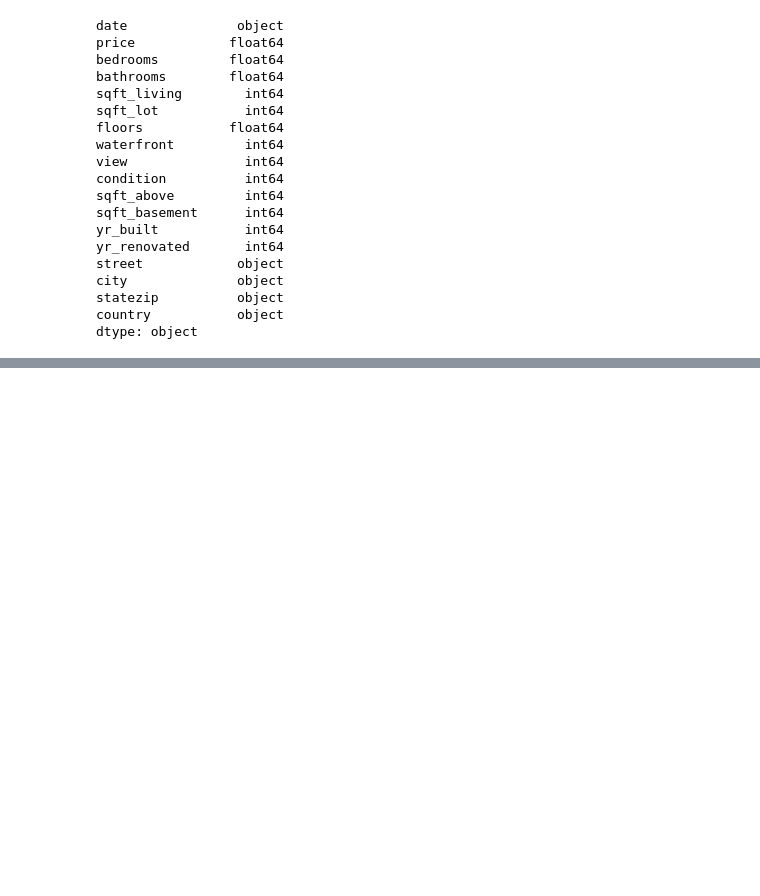
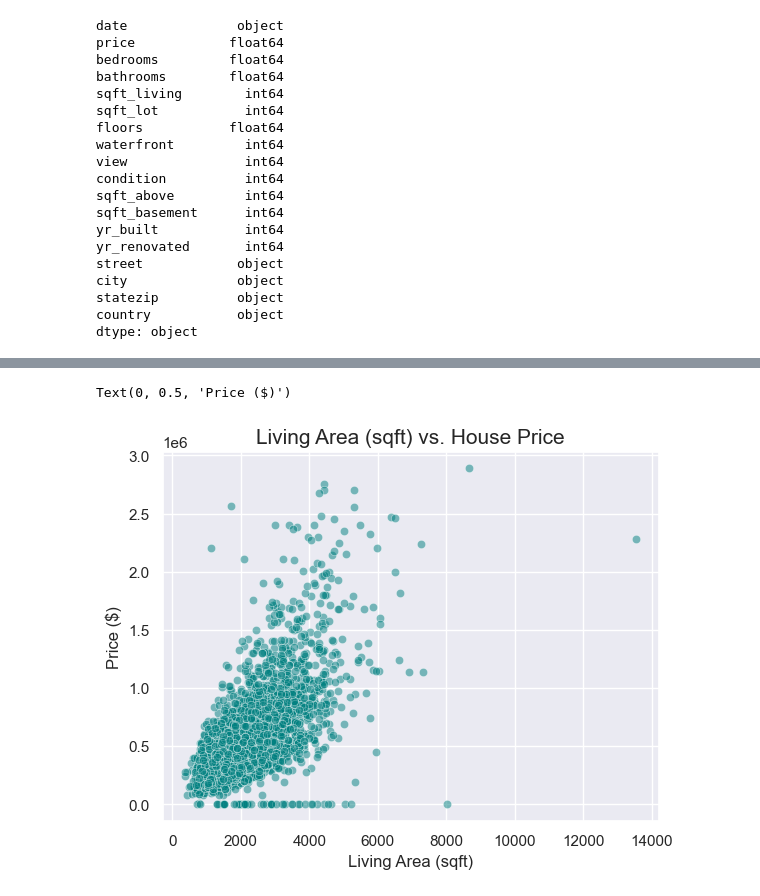
Before and after one commit to Ar3enn/Machine-Learning-Labs, a Jupyter notebook: Lab-3/Lab3.ipynb, the cells around one changed output, grey strips where cells are left out. Cells and saved outputs as stored; diff of their text form; code cells hidden in the pictures; blank space fills up the shorter version.

```diff
--- a/Lab-3/Lab3.ipynb
+++ b/Lab-3/Lab3.ipynb
@@ -130,0 +133,12 @@ plt.show()
+# %%
+filtered_df = df[df['price'] < 3000000]
+
+sns.scatterplot(data=filtered_df, x='sqft_living', y='price', alpha=0.5, color='teal')
+
+# Add labels and title
+plt.title('Living Area (sqft) vs. House Price', fontsize=15)
+plt.xlabel('Living Area (sqft)', fontsize=12)
+plt.ylabel('Price ($)', fontsize=12)
+# %% [output]
+Text(0, 0.5, 'Price ($)')
+[figure, added]
```
Also changed, not shown: parts of 1 cell of this notebook, 1 other file.
